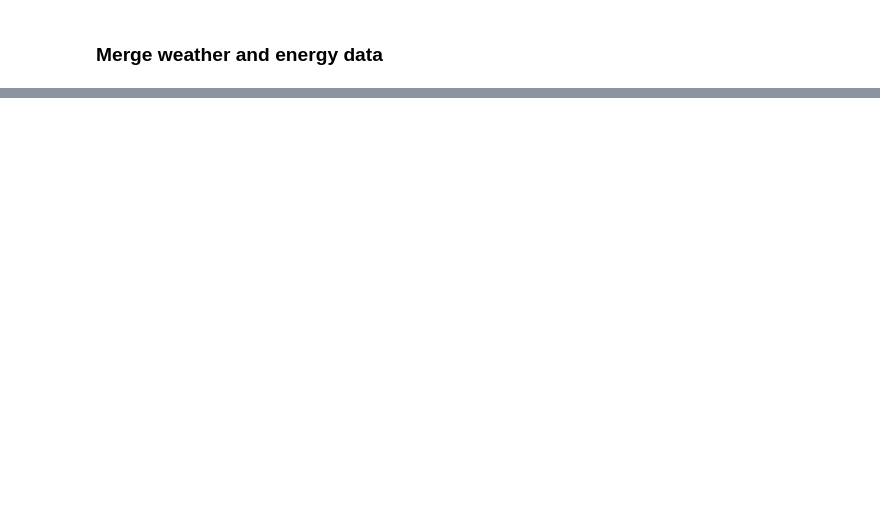
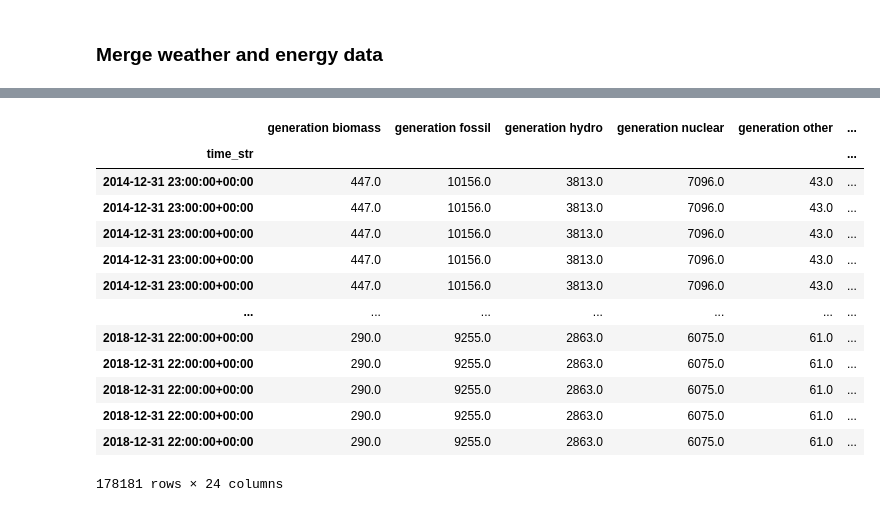
Before and after one commit to wdmdev/42186-MBML-Project, a Jupyter notebook: data.ipynb, the cells around one changed output, grey strips where cells are left out. Cells and saved outputs as stored; diff of their text form; code cells hidden in the pictures; blank space fills up the shorter version.

```diff
--- a/data.ipynb
+++ b/data.ipynb
@@ -331,3 +349,25 @@ df = df1.merge(df2_dict.get(city), how = "left", left_on="time", right_on = "dt_
+# %%
+times_to_remove = null_df.index.astype(str)
+keep_mask = [i not in times_to_remove for i in df.index.astype(str)]
+df_keep = df[keep_mask]
+df_keep.to_csv(os.path.join('preprocessed_data', 'df.csv'))
+# %%
+df_keep
+# %% [output]
+|  | generation biomass | generation fossil | generation hydro | generation nuclear | generation other | ... |
+| time_str |  |  |  |  |  | ... |
+| 2014-12-31 23:00:00+00:00 | 447.0 | 10156.0 | 3813.0 | 7096.0 | 43.0 | ... |
+| 2014-12-31 23:00:00+00:00 | 447.0 | 10156.0 | 3813.0 | 7096.0 | 43.0 | ... |
+| 2014-12-31 23:00:00+00:00 | 447.0 | 10156.0 | 3813.0 | 7096.0 | 43.0 | ... |
+| 2014-12-31 23:00:00+00:00 | 447.0 | 10156.0 | 3813.0 | 7096.0 | 43.0 | ... |
+| 2014-12-31 23:00:00+00:00 | 447.0 | 10156.0 | 3813.0 | 7096.0 | 43.0 | ... |
+| ... | ... | ... | ... | ... | ... | ... |
+| 2018-12-31 22:00:00+00:00 | 290.0 | 9255.0 | 2863.0 | 6075.0 | 61.0 | ... |
+| 2018-12-31 22:00:00+00:00 | 290.0 | 9255.0 | 2863.0 | 6075.0 | 61.0 | ... |
+| 2018-12-31 22:00:00+00:00 | 290.0 | 9255.0 | 2863.0 | 6075.0 | 61.0 | ... |
+| 2018-12-31 22:00:00+00:00 | 290.0 | 9255.0 | 2863.0 | 6075.0 | 61.0 | ... |
+| 2018-12-31 22:00:00+00:00 | 290.0 | 9255.0 | 2863.0 | 6075.0 | 61.0 | ... |
+178181 rows × 24 columns
 # %% [markdown]
 <a style='text-decoration:none;line-height:16px;display:flex;color:#5B5B62;padding:10px;justify-content:end;' href='https://deepnote.com?utm_source=created-in-deepnote-cell&projectId=fa727d48-3f61-4323-a991-52ec9b01cc46' target="_blank">
 <img alt='Created in deepnote.com' style='display:inline;max-height:16px;margin:0px;margin-right:7.5px;' src='embedded-picture-1' > </img>
```
Also changed, not shown: parts of 32 cells of this notebook, 1 other file.
